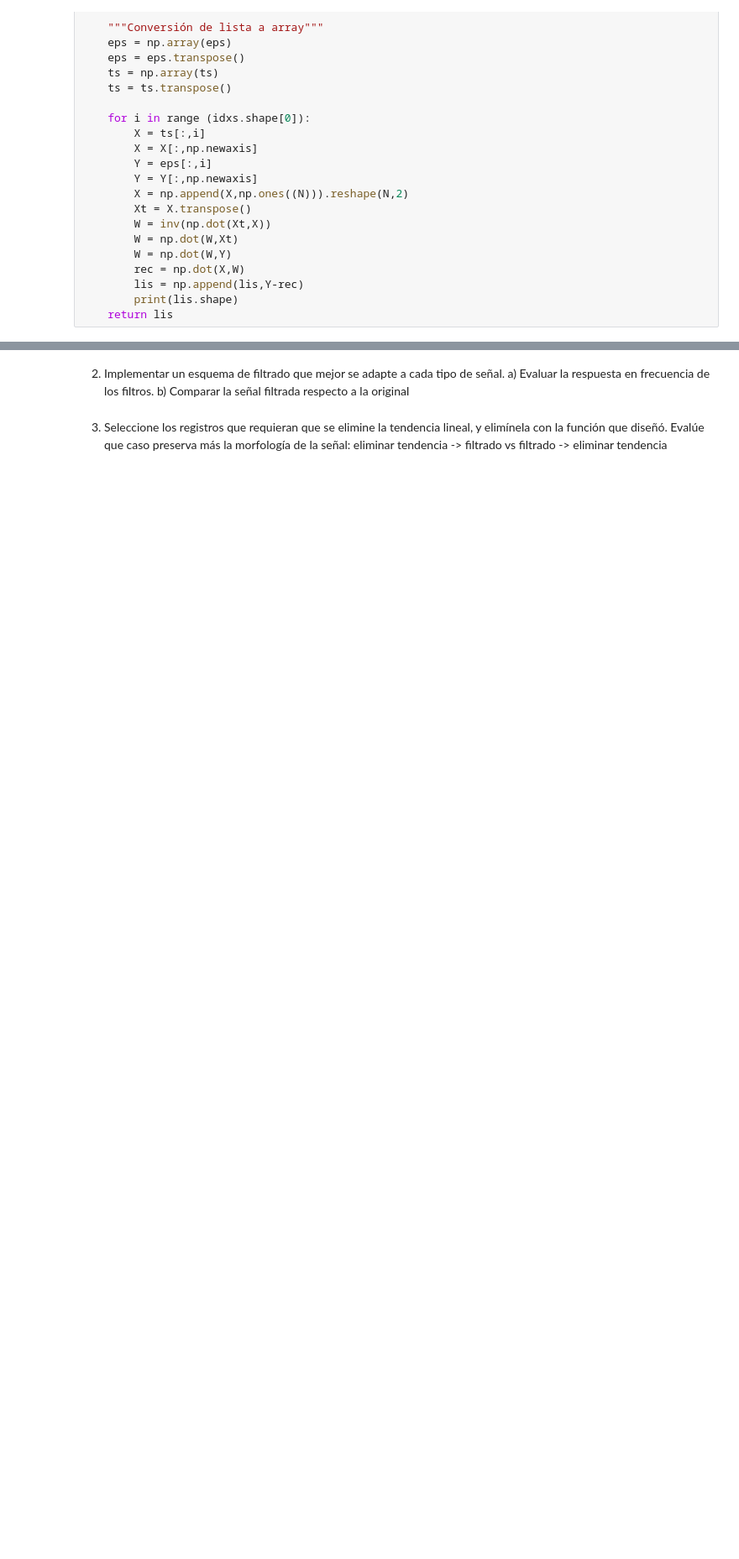
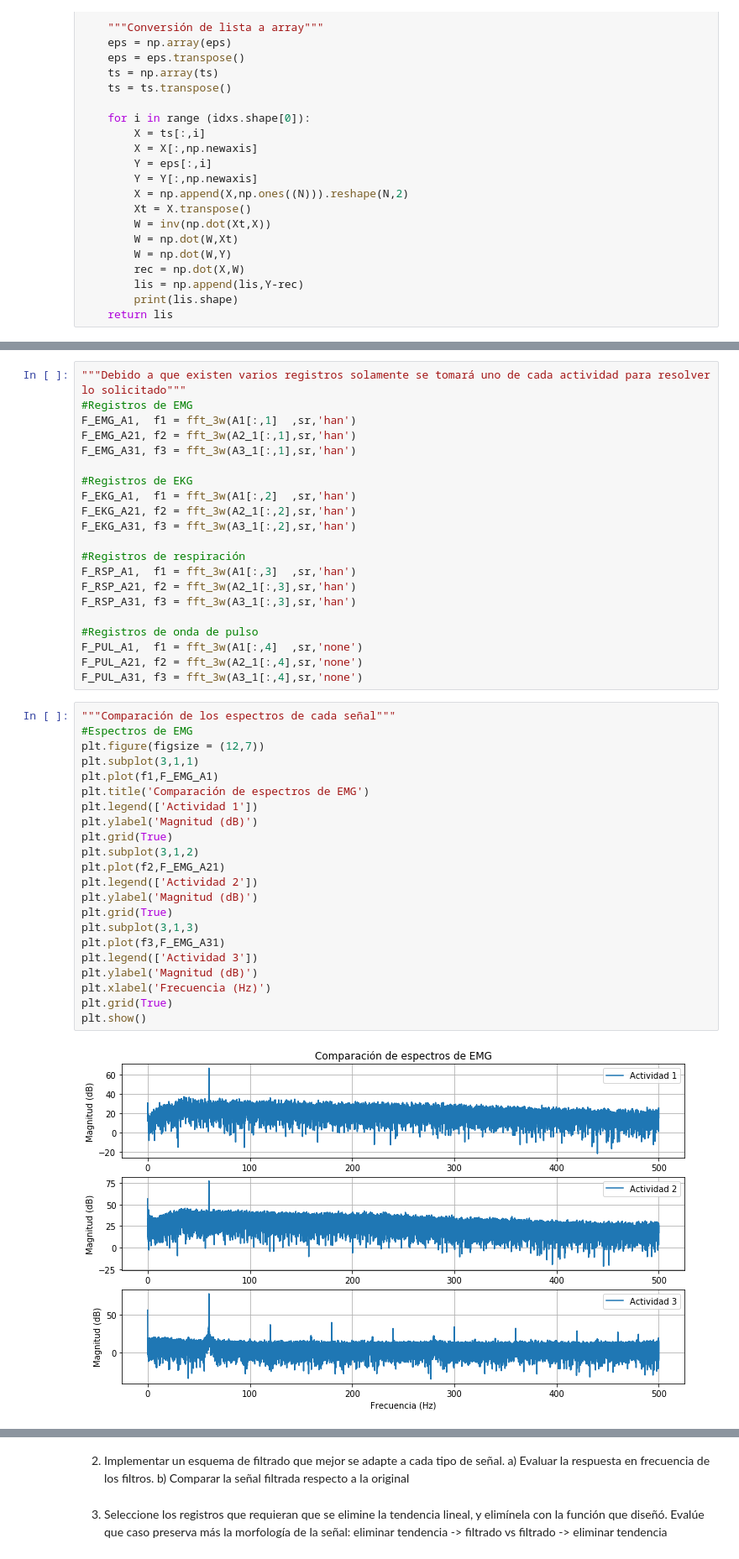
Before and after one commit to AlejandroHerrea/MCIB-19-P, a Jupyter notebook: src/Práctica 2/Práctica 2.ipynb, the cells around one changed output, grey strips where cells are left out. Shown at 84% size. Saved outputs shown, nothing was run; the diff lists cells and outputs as text; blank space fills up the shorter version.

Commit message:
FFT de señales

```diff
--- a/src/Práctica 2/Práctica 2.ipynb
+++ b/src/Práctica 2/Práctica 2.ipynb
@@ -307,0 +330,45 @@ for i in archivos:
+# %%
+"""Debido a que existen varios registros solamente se tomará uno de cada actividad para resolver lo solicitado"""
+#Registros de EMG
+F_EMG_A1,  f1 = fft_3w(A1[:,1]  ,sr,'han')
+F_EMG_A21, f2 = fft_3w(A2_1[:,1],sr,'han')
+F_EMG_A31, f3 = fft_3w(A3_1[:,1],sr,'han')
+
+#Registros de EKG
+F_EKG_A1,  f1 = fft_3w(A1[:,2]  ,sr,'han')
+F_EKG_A21, f2 = fft_3w(A2_1[:,2],sr,'han')
+F_EKG_A31, f3 = fft_3w(A3_1[:,2],sr,'han')
+
+#Registros de respiración
+F_RSP_A1,  f1 = fft_3w(A1[:,3]  ,sr,'han')
+F_RSP_A21, f2 = fft_3w(A2_1[:,3],sr,'han')
+F_RSP_A31, f3 = fft_3w(A3_1[:,3],sr,'han')
+
+#Registros de onda de pulso
+F_PUL_A1,  f1 = fft_3w(A1[:,4]  ,sr,'none')
+F_PUL_A21, f2 = fft_3w(A2_1[:,4],sr,'none')
+F_PUL_A31, f3 = fft_3w(A3_1[:,4],sr,'none')
+# %%
+"""Comparación de los espectros de cada señal"""
+#Espectros de EMG
+plt.figure(figsize = (12,7))
+plt.subplot(3,1,1)
+plt.plot(f1,F_EMG_A1)
+plt.title('Comparación de espectros de EMG')
+plt.legend(['Actividad 1'])
+plt.ylabel('Magnitud (dB)')
+plt.grid(True)
+plt.subplot(3,1,2)
+plt.plot(f2,F_EMG_A21)
+plt.legend(['Actividad 2'])
+plt.ylabel('Magnitud (dB)')
+plt.grid(True)
+plt.subplot(3,1,3)
+plt.plot(f3,F_EMG_A31)
+plt.legend(['Actividad 3'])
+plt.ylabel('Magnitud (dB)')
+plt.xlabel('Frecuencia (Hz)')
+plt.grid(True)
+plt.show()
+# %% [output]
+[figure, added]
```
Also changed, not shown: parts of 9 cells of this notebook.
